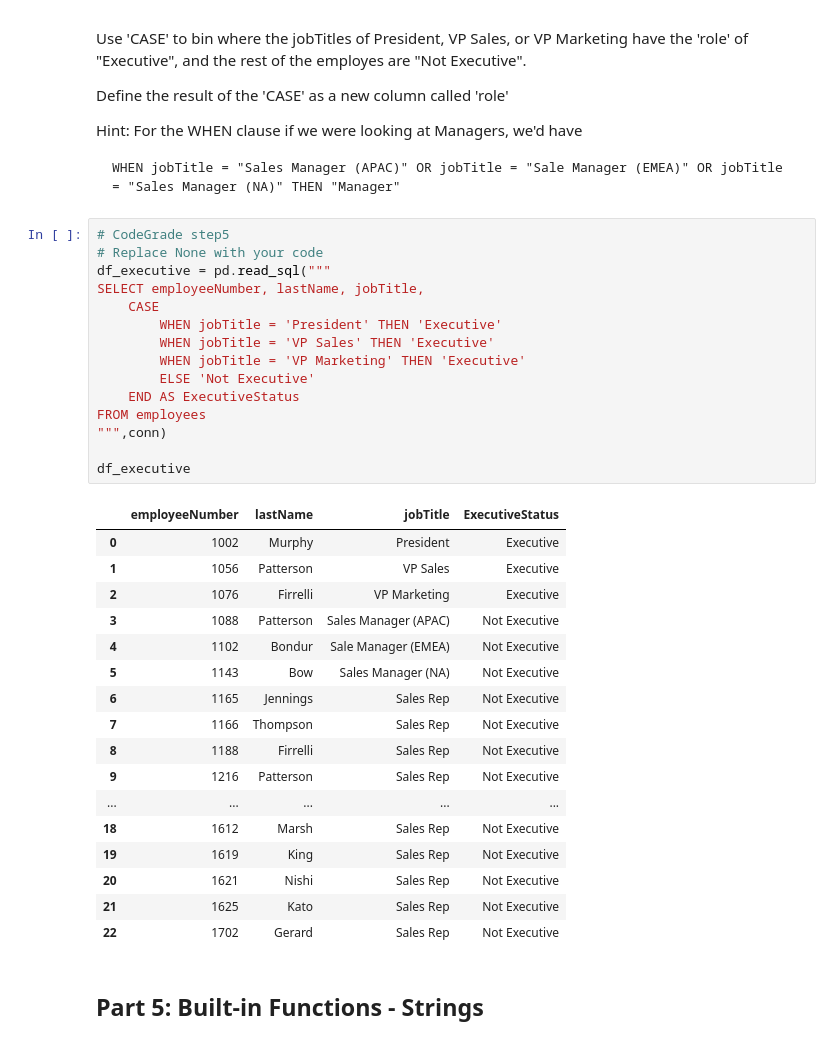
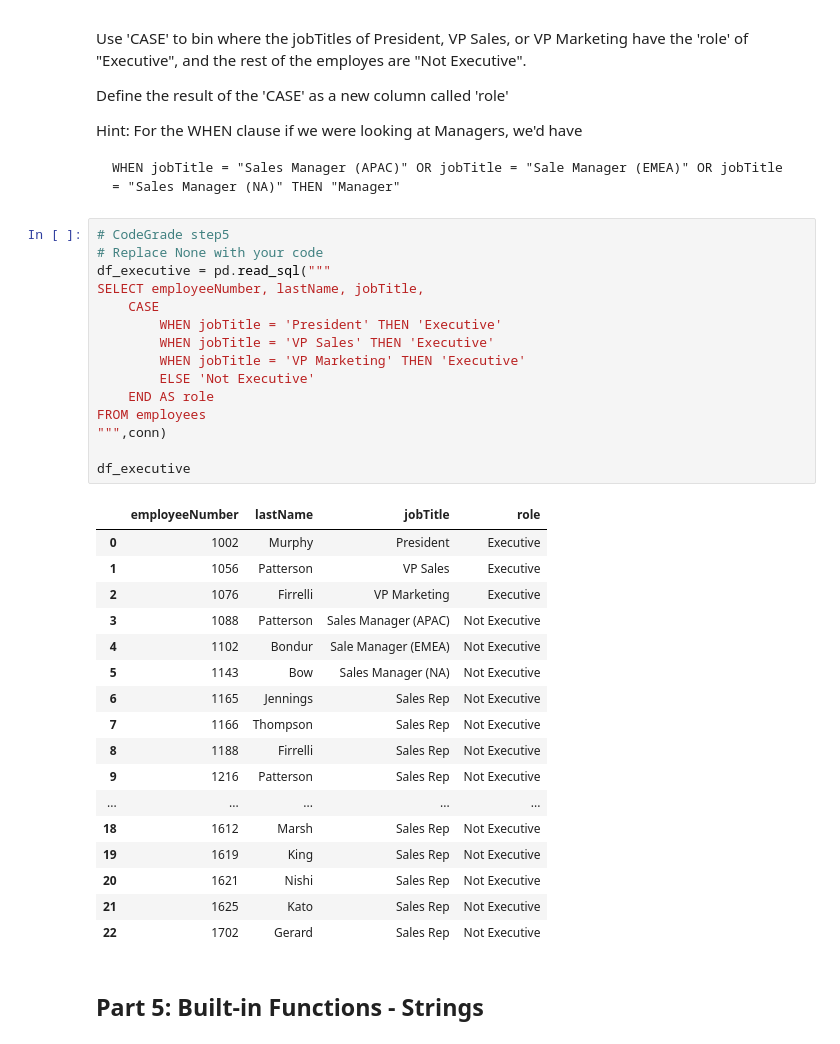
Before and after one commit to JRollins777/DS_Course1_Week1_Module1_SQLSelectLab, a Jupyter notebook: SQLSelectLab.ipynb, the cells around one changed output. Saved outputs shown, nothing was run; the diff lists cells and outputs as text.

```diff
--- a/SQLSelectLab.ipynb
+++ b/SQLSelectLab.ipynb
@@ -166,20 +165,20 @@ WHEN jobTitle = "Sales Manager (APAC)" OR jobTitle = "Sale Manager (EMEA)" OR jo
 # %%
 # CodeGrade step5
 # Replace None with your code
 df_executive = pd.read_sql("""
 SELECT employeeNumber, lastName, jobTitle,
     CASE
         WHEN jobTitle = 'President' THEN 'Executive'
         WHEN jobTitle = 'VP Sales' THEN 'Executive'
         WHEN jobTitle = 'VP Marketing' THEN 'Executive'
         ELSE 'Not Executive'
-    END AS ExecutiveStatus
+    END AS role
 FROM employees
 """,conn)
 
 df_executive
 # %% [output]
-|  | employeeNumber | lastName | jobTitle | ExecutiveStatus |
+|  | employeeNumber | lastName | jobTitle | role |
 | 0 | 1002 | Murphy | President | Executive |
 | 1 | 1056 | Patterson | VP Sales | Executive |
 | 2 | 1076 | Firrelli | VP Marketing | Executive |
```
Also changed, not shown: parts of 2 cells of this notebook.
